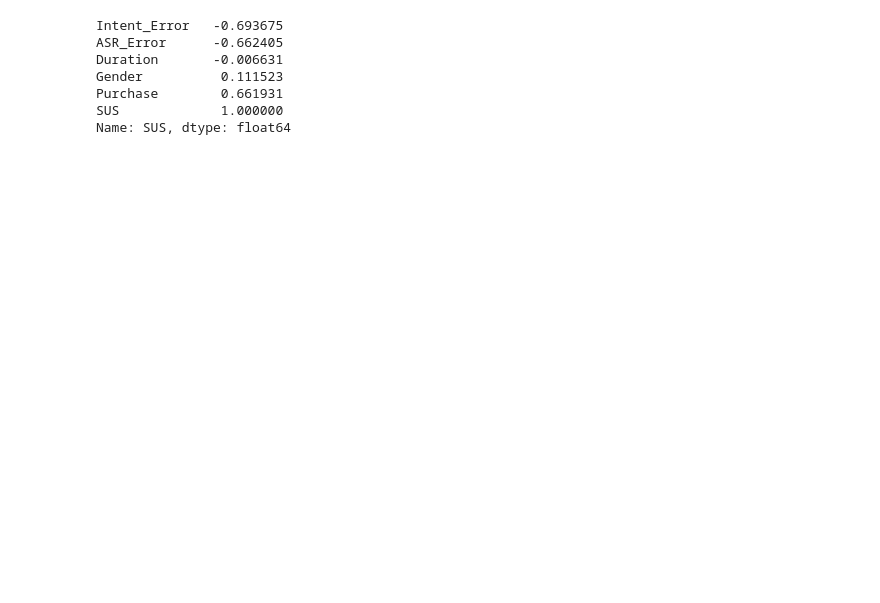
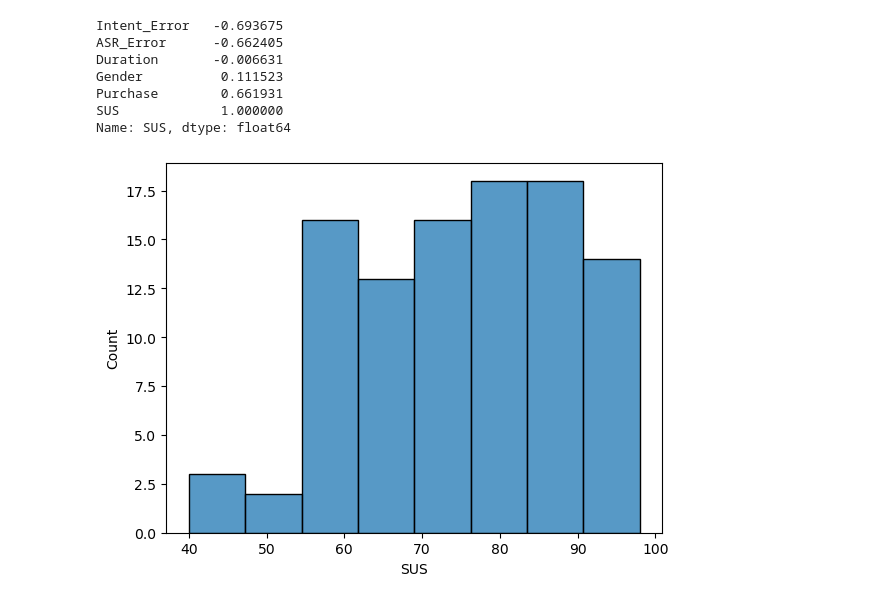
Before and after one commit to linyanna/multimodal-machine-learning, a Jupyter notebook: Assignment 1/Assignment1_pt2.ipynb, the cells around one changed output. Saved outputs shown, nothing was run; the diff lists cells and outputs as text; code cells hidden in the pictures; blank space fills up the shorter version.

```diff
--- a/Assignment 1/Assignment1_pt2.ipynb
+++ b/Assignment 1/Assignment1_pt2.ipynb
@@ -33,3 +36,9 @@ Gender          0.111523
 Purchase        0.661931
 SUS             1.000000
 Name: SUS, dtype: float64
+# %%
+# looking at SUS distribution
+sns.histplot(data=df['SUS'])
+plt.show()
+# %% [output]
+[figure, added]
```
Also changed, not shown: parts of 11 cells of this notebook, 1 other file.
